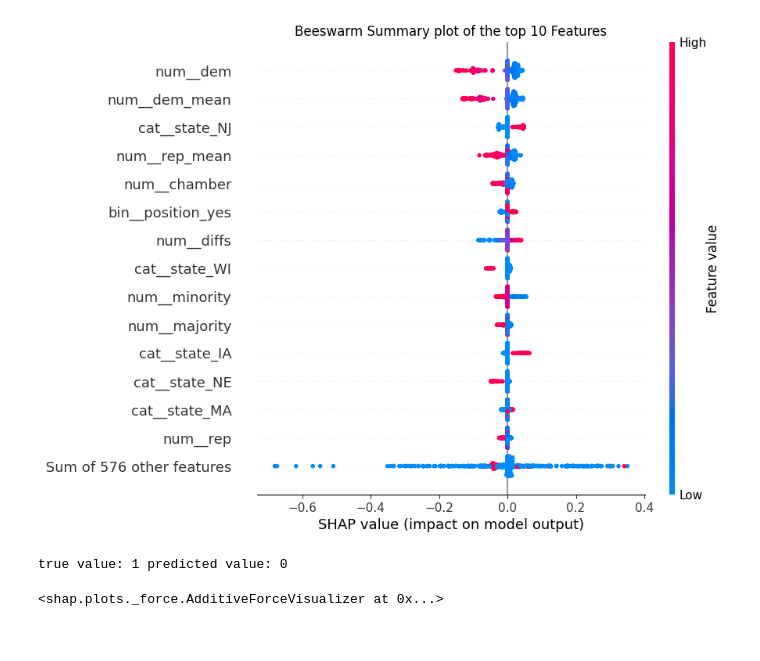
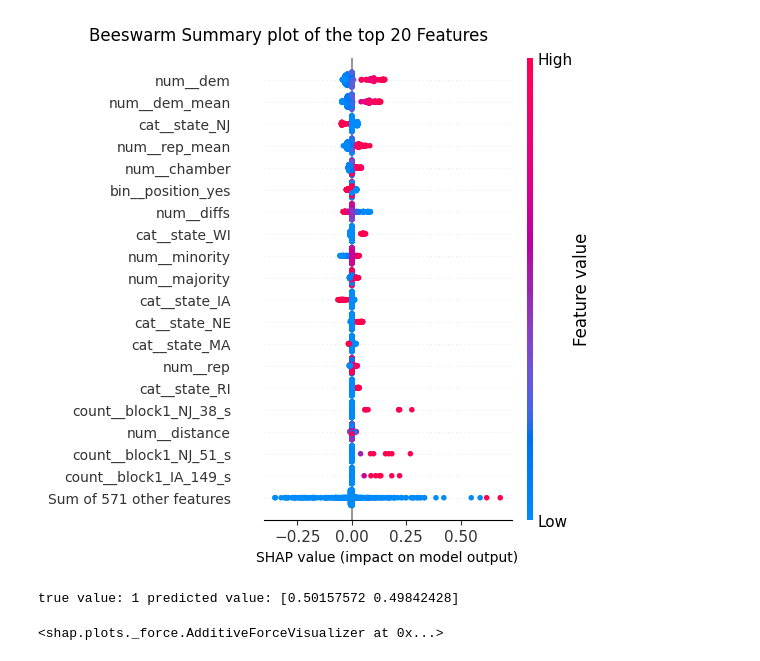
Before and after one commit to lrahbek/DPF_exam, a Jupyter notebook: src/SHAP_plot.ipynb, the cells around one changed output. Cells and saved outputs as stored; diff of their text form; code cells hidden in the pictures.

Commit message:
beeswarm plots

```diff
--- a/src/feat_trans_test.ipynb
+++ b/src/SHAP_plot.ipynb
@@ -30,16 +58,21 @@ with open(SHAP_path, 'rb') as file:
 # %%
-ax = shap.plots.beeswarm(shap_values[:,:,0], max_display=15, show=False)
-plt.title("Beeswarm Summary plot of the top 10 Features")
+#PLOT TOP 20 FEATURES
+fig, ax = plt.subplots(figsize=(4, 6))
+ax = shap.plots.beeswarm(shap_values[:,:,1], max_display=20, show=False, plot_size=(4,6))
+plt.yticks(fontsize=10)
+ax.set_xlabel("SHAP value (impact on model output)", fontsize=10)
+plt.title("Beeswarm Summary plot of the top 20 Features",y=1.02, x=0.1)
 plt.savefig("../out/MLP_eval/beeswarm.png", bbox_inches='tight', dpi = 1000)
 # %% [output]
-[figure, old version]
+[figure, new version]
 # %%
+#return: ind: 12,
 ind = 200 #index of target
 print(f"true value: {y_test_sub[ind][0]} predicted value: {y_pred_sub[ind]}")
 
-shap.force_plot(shap_values[ind,:,0])
+shap.force_plot(shap_values[ind,:,1])
 
 #positions taken is pushing it
 # %% [output]
-true value: 1 predicted value: 0
+true value: 1 predicted value: [0.50157572 0.49842428]
 <shap.plots._force.AdditiveForceVisualizer at 0x...>
```
Also changed, not shown: parts of 8 cells of this notebook, 3 other files.
